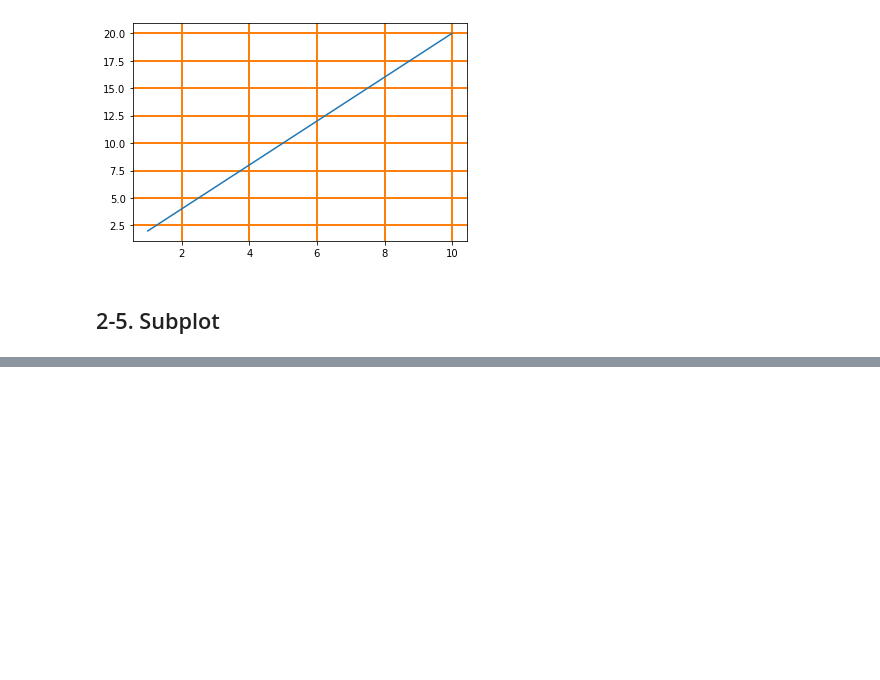
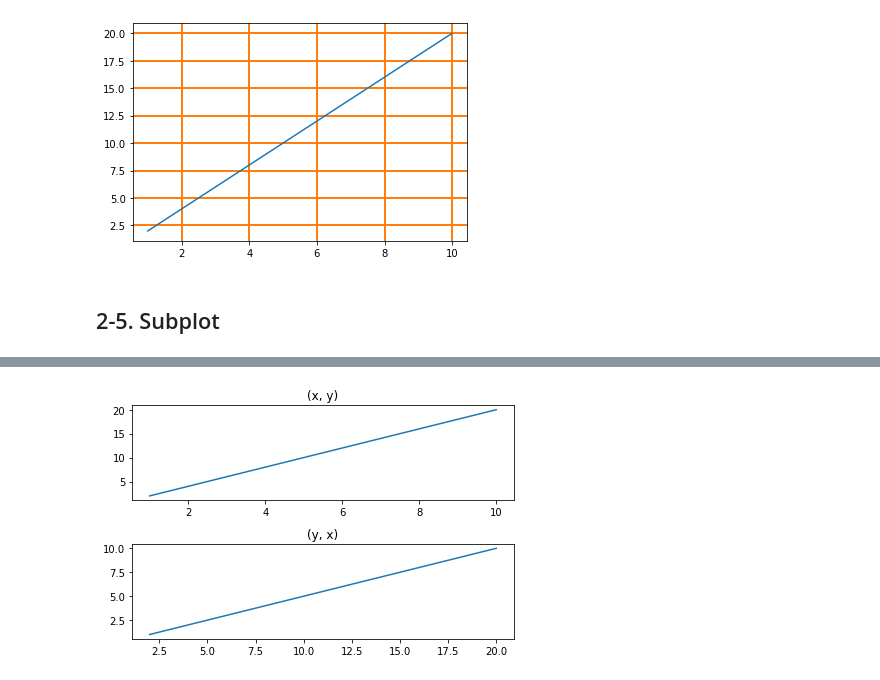
Before and after one commit to CraftyDragon678/study-bigdata, a Jupyter notebook: 30_데이터 시각화/02_Line Plot.ipynb, the cells around one changed output, grey strips where cells are left out. Saved outputs shown, nothing was run; the diff lists cells and outputs as text; code cells hidden in the pictures; blank space fills up the shorter version.

```diff
--- a/30_데이터 시각화/02_Line Plot.ipynb
+++ b/30_데이터 시각화/02_Line Plot.ipynb
@@ -148,0 +174,15 @@ plt.show()
+# %%
+# 2. add_subplot()
+fig = plt.figure()
+axes1 = fig.add_subplot(2, 1, 1)
+axes2 = fig.add_subplot(2, 1, 2)
+
+axes1.plot(x, y)
+axes1.set_title('(x, y)')
+axes2.plot(y, x)
+axes2.set_title('(y, x)')
+
+plt.tight_layout()
+plt.show()
+# %% [output]
+[figure, added]
```
Also changed, not shown: parts of 18 cells of this notebook, 1 other file.
